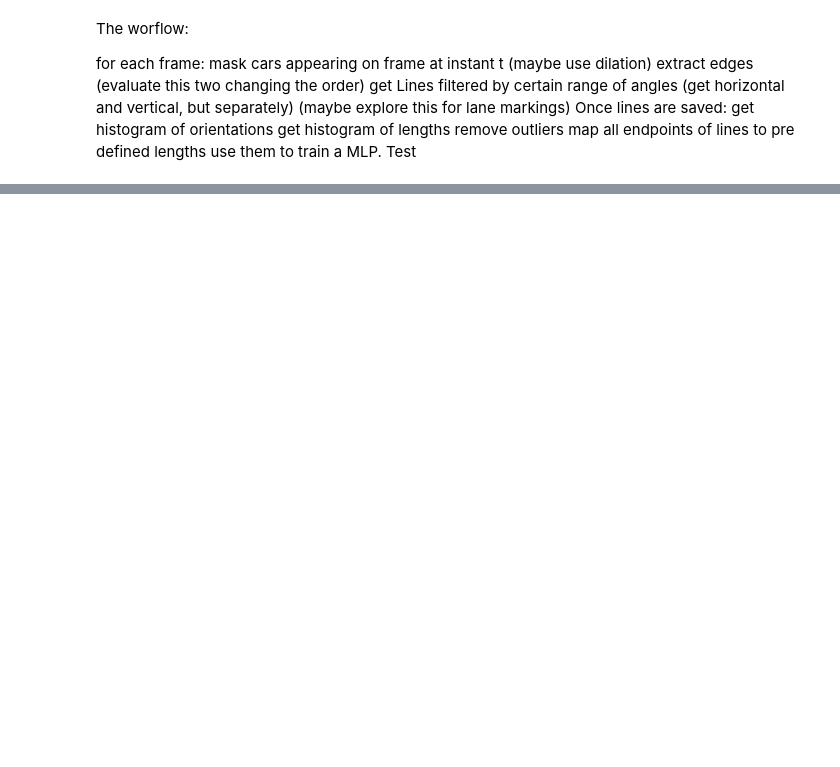
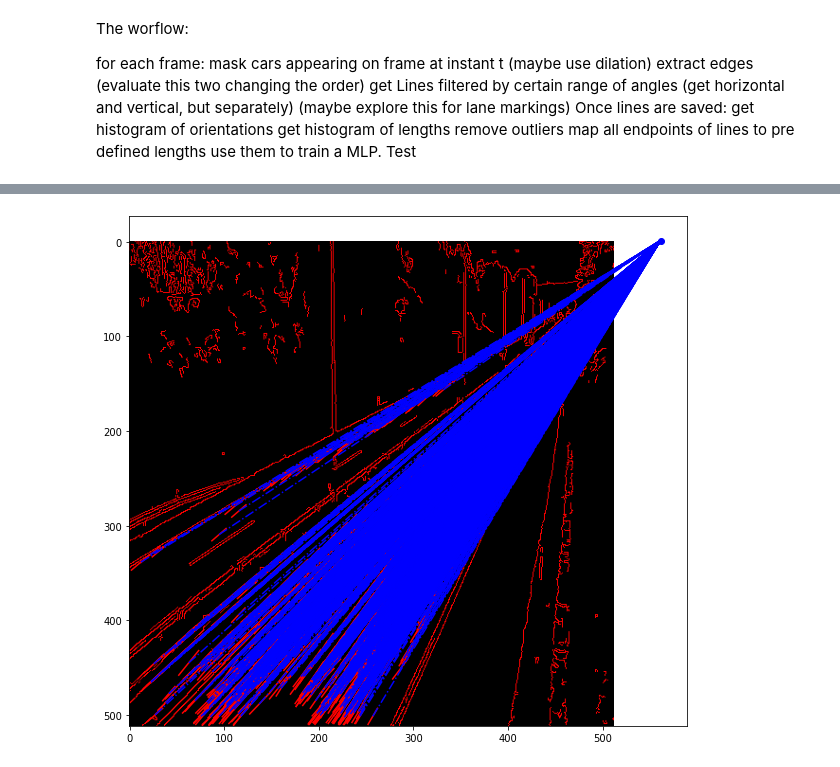
Before and after one commit to hector6298/titulacion_vehice_speed_estimation, a Jupyter notebook: main.ipynb, the cells around one changed output, grey strips where cells are left out. Drawn from its saved outputs; the diff is of its cells as text; code cells hidden in the pictures; blank space fills up the shorter version.

```diff
--- a/main.ipynb
+++ b/main.ipynb
@@ -114,0 +96,4 @@ array([list([((399, 167), (384, 164)), ((400, 210), (381, 209)), ((393, 221), (3
+# %%
+vp1p = reestimate_model(vp1, edgelets, threshold_reestimate=1)
+vis_model(empty, lineSet, vp1p)
+# %% [output]
@@ -114,0 +101 @@ array([list([((399, 167), (384, 164)), ((400, 210), (381, 209)), ((393, 221), (3
+[figure, added]
```
Also changed, not shown: parts of 4 cells of this notebook.
